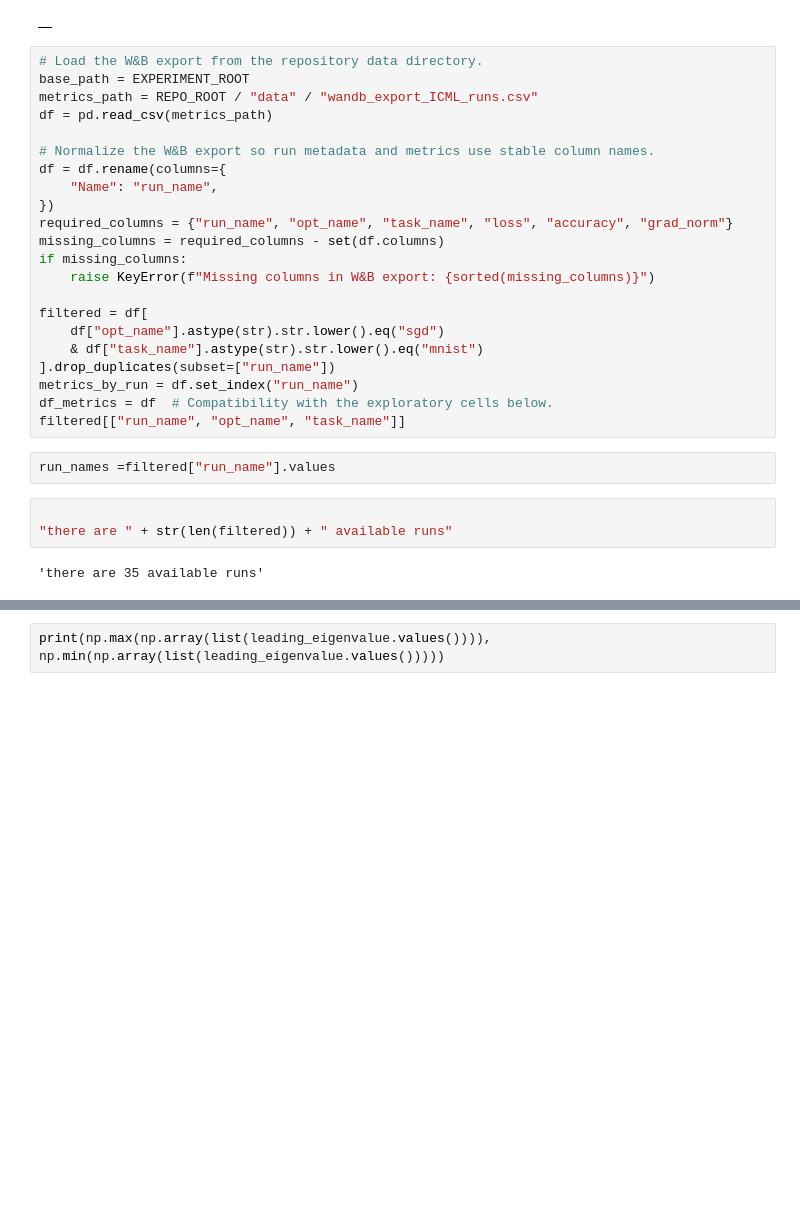
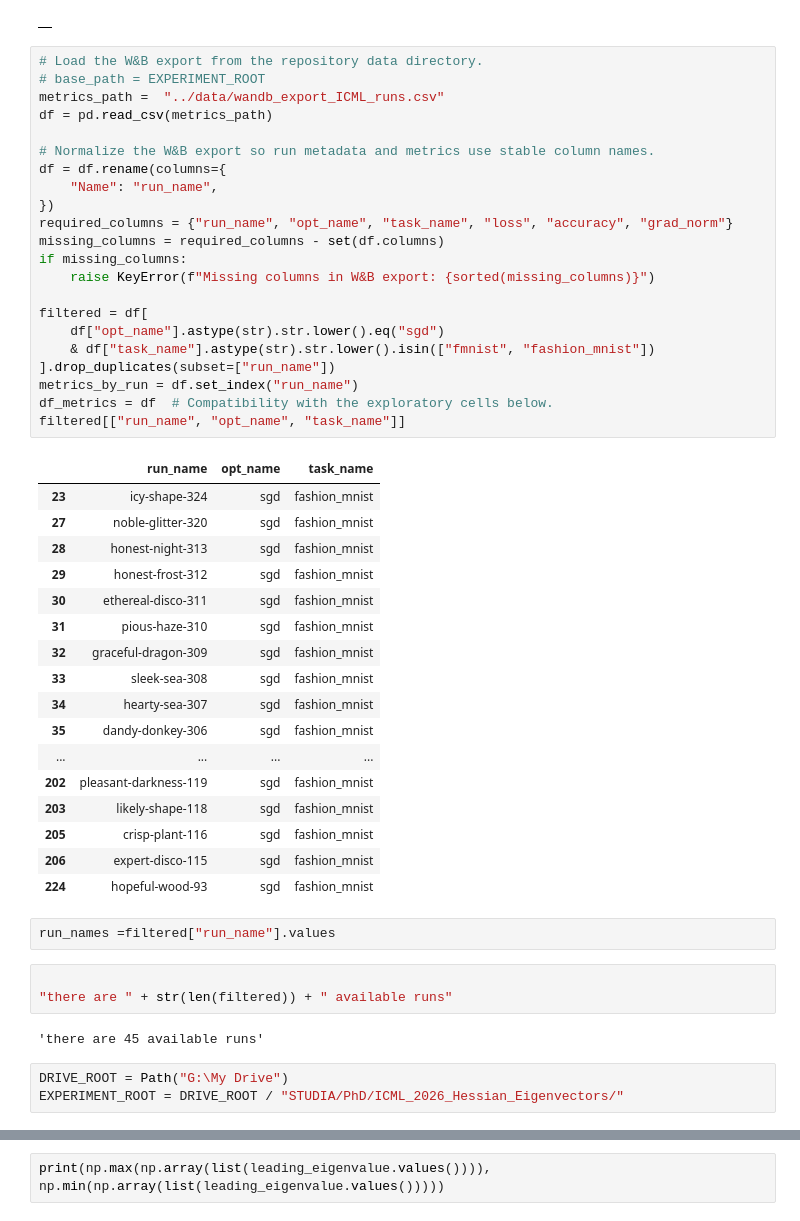
Before and after one commit to marjankowskam/Comparing_Dynamics, a Jupyter notebook: notebooks/inherent_structures.ipynb, the cells around one changed output, grey strips where cells are left out. Saved outputs shown, nothing was run; the diff lists cells and outputs as text; blank space fills up the shorter version.

```diff
--- a/notebooks/inherent_structures.ipynb
+++ b/notebooks/inherent_structures.ipynb
@@ -174,31 +164,52 @@ df_metrics
 |  |
 # %%
 # Load the W&B export from the repository data directory.
-base_path = EXPERIMENT_ROOT
-metrics_path = REPO_ROOT / "data" / "wandb_export_ICML_runs.csv"
+# base_path = EXPERIMENT_ROOT
+metrics_path =  "../data/wandb_export_ICML_runs.csv"
 df = pd.read_csv(metrics_path)
 
 # Normalize the W&B export so run metadata and metrics use stable column names.
 df = df.rename(columns={
     "Name": "run_name",
 })
 required_columns = {"run_name", "opt_name", "task_name", "loss", "accuracy", "grad_norm"}
 missing_columns = required_columns - set(df.columns)
 if missing_columns:
     raise KeyError(f"Missing columns in W&B export: {sorted(missing_columns)}")
 
 filtered = df[
     df["opt_name"].astype(str).str.lower().eq("sgd")
-    & df["task_name"].astype(str).str.lower().eq("mnist")
+    & df["task_name"].astype(str).str.lower().isin(["fmnist", "fashion_mnist"])
 ].drop_duplicates(subset=["run_name"])
 metrics_by_run = df.set_index("run_name")
 df_metrics = df  # Compatibility with the exploratory cells below.
 filtered[["run_name", "opt_name", "task_name"]]
+# %% [output]
+|  | run_name | opt_name | task_name |
+| 23 | icy-shape-324 | sgd | fashion_mnist |
+| 27 | noble-glitter-320 | sgd | fashion_mnist |
+| 28 | honest-night-313 | sgd | fashion_mnist |
+| 29 | honest-frost-312 | sgd | fashion_mnist |
+| 30 | ethereal-disco-311 | sgd | fashion_mnist |
+| 31 | pious-haze-310 | sgd | fashion_mnist |
+| 32 | graceful-dragon-309 | sgd | fashion_mnist |
+| 33 | sleek-sea-308 | sgd | fashion_mnist |
+| 34 | hearty-sea-307 | sgd | fashion_mnist |
+| 35 | dandy-donkey-306 | sgd | fashion_mnist |
+| ... | ... | ... | ... |
+| 202 | pleasant-darkness-119 | sgd | fashion_mnist |
+| 203 | likely-shape-118 | sgd | fashion_mnist |
+| 205 | crisp-plant-116 | sgd | fashion_mnist |
+| 206 | expert-disco-115 | sgd | fashion_mnist |
+| 224 | hopeful-wood-93 | sgd | fashion_mnist |
 # %%
 run_names =filtered["run_name"].values
 # %%
 
 "there are " + str(len(filtered)) + " available runs"
 # %% [output]
-'there are 35 available runs'
+'there are 45 available runs'
+# %%
+DRIVE_ROOT = Path("G:\My Drive")
+EXPERIMENT_ROOT = DRIVE_ROOT / "STUDIA/PhD/ICML_2026_Hessian_Eigenvectors/"
 # %%
```
Also changed, not shown: parts of 14 cells of this notebook, 1 other file.
